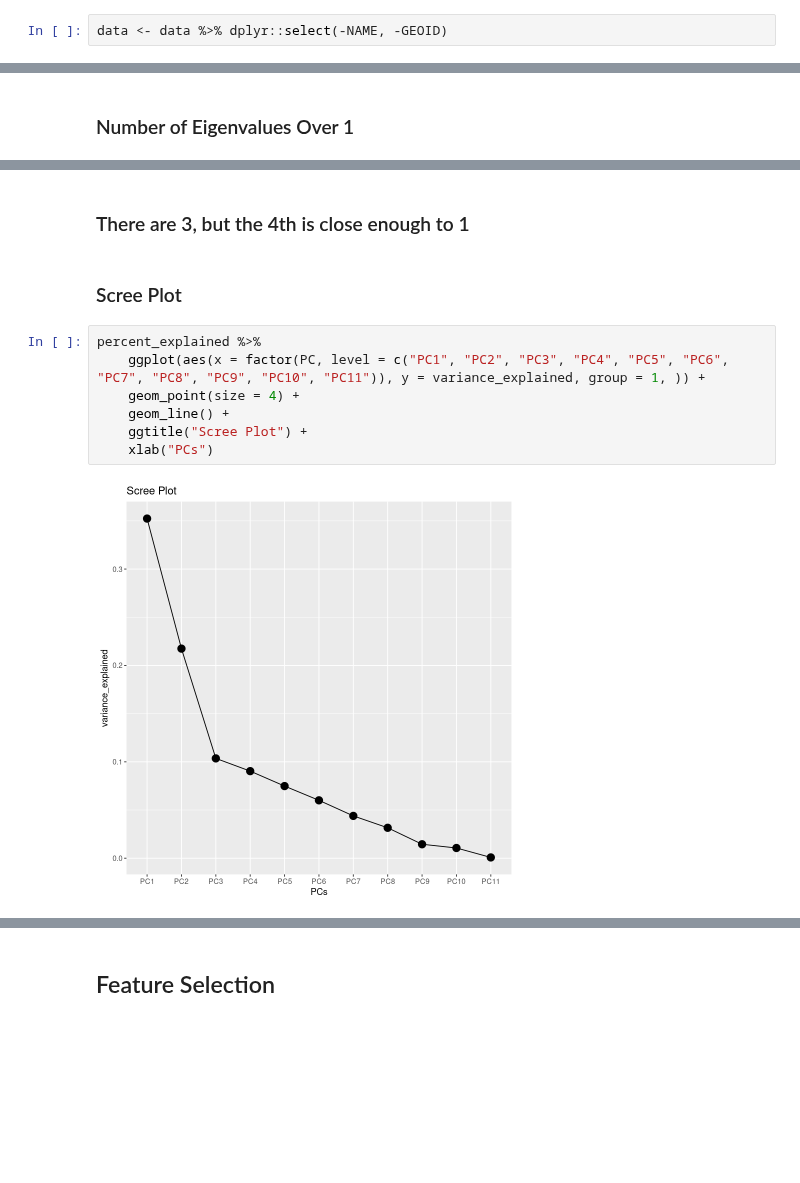
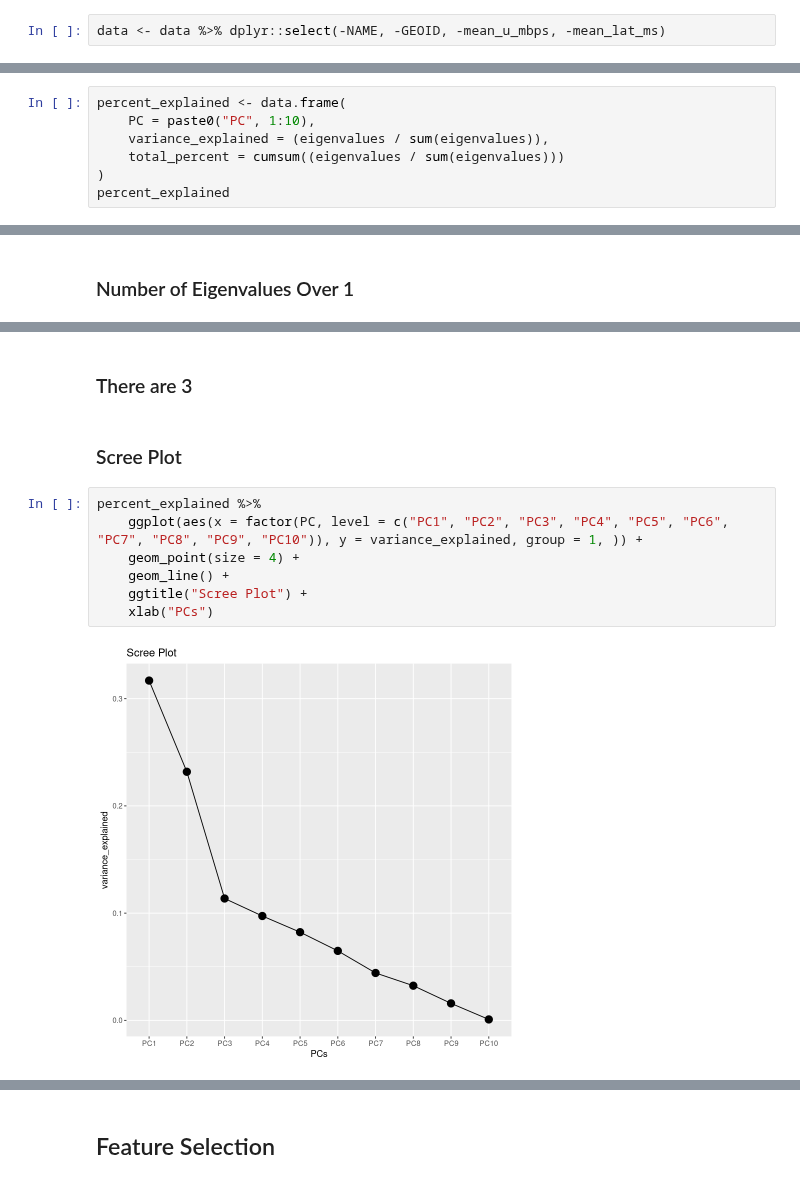
Before and after one commit to nicholasptran/eastern-washington-digital-equity, a Jupyter notebook: notebooks/pca_method2.ipynb, the cells around one changed output, grey strips where cells are left out. Cells and saved outputs as stored; diff of their text form; blank space fills up the shorter version.

```diff
--- a/notebooks/pca_method2.ipynb
+++ b/notebooks/pca_method2.ipynb
@@ -59,7 +79,7 @@ A data.frame: 6 × 13
 # %% [markdown]
 #### Remove Unnecessary Columns
 # %%
-data <- data %>% dplyr::select(-NAME, -GEOID)
+data <- data %>% dplyr::select(-NAME, -GEOID, -mean_u_mbps, -mean_lat_ms)
 # %%
 head(data)
 # %% [output]
@@ -813,0 +688,7 @@ A data.frame: 11 × 3
+# %%
+percent_explained <- data.frame(
+    PC = paste0("PC", 1:10),
+    variance_explained = (eigenvalues / sum(eigenvalues)),
+    total_percent = cumsum((eigenvalues / sum(eigenvalues)))
+)
+percent_explained
@@ -838,15 +733,15 @@ as.list(eigenvalues)
 # %% [markdown]
-### There are 3, but the 4th is close enough to 1
+### There are 3
 # %% [markdown]
 ### Scree Plot
 # %%
 percent_explained %>%
-    ggplot(aes(x = factor(PC, level = c("PC1", "PC2", "PC3", "PC4", "PC5", "PC6", "PC7", "PC8", "PC9", "PC10", "PC11")), y = variance_explained, group = 1, )) +
+    ggplot(aes(x = factor(PC, level = c("PC1", "PC2", "PC3", "PC4", "PC5", "PC6", "PC7", "PC8", "PC9", "PC10")), y = variance_explained, group = 1, )) +
     geom_point(size = 4) +
     geom_line() +
     ggtitle("Scree Plot") +
     xlab("PCs")
 # %% [output]
-[figure, old version]
+[figure, new version]
 # %%
 percent_explained %>%
```
Also changed, not shown: parts of 145 cells of this notebook, 4 other files.
